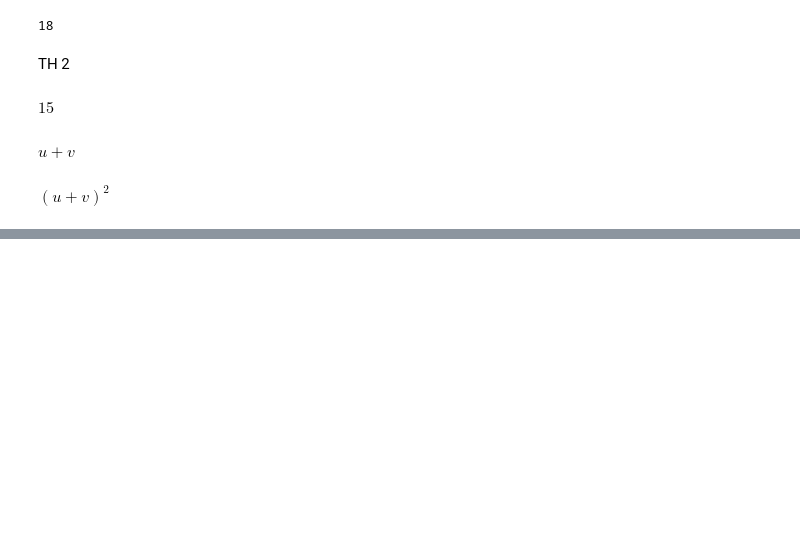
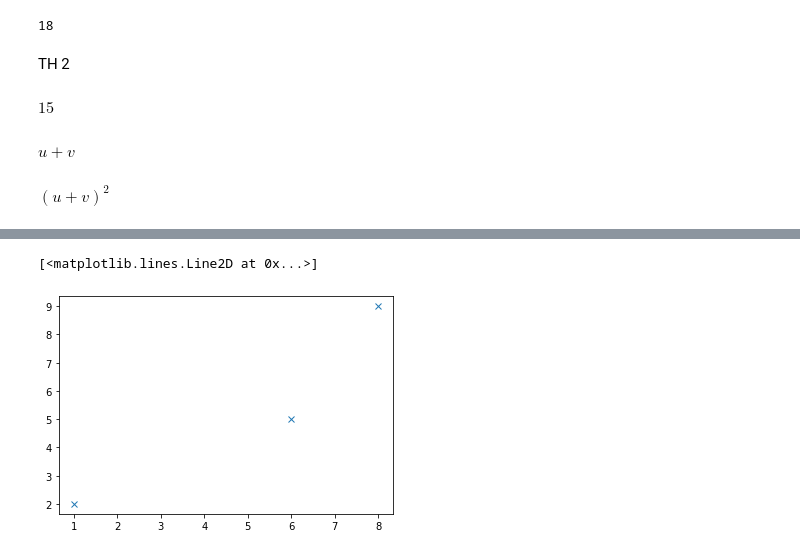
Before and after one commit to HoHoangQuan/THtoancaocap, a Jupyter notebook: Baitapchuong2.ipynb, the cells around one changed output, grey strips where cells are left out. Drawn from its saved outputs; the diff is of its cells as text; code cells hidden in the pictures; blank space fills up the shorter version.

```diff
--- a/Baitapchuong2.ipynb
+++ b/Baitapchuong2.ipynb
@@ -47,0 +115,5 @@ NameError: ignored
+# %%
+plot(x_numbers,y_numbers,'x')
+# %% [output]
+[<matplotlib.lines.Line2D at 0x...>]
+[figure, added]
```
Also changed, not shown: parts of 44 cells of this notebook.
